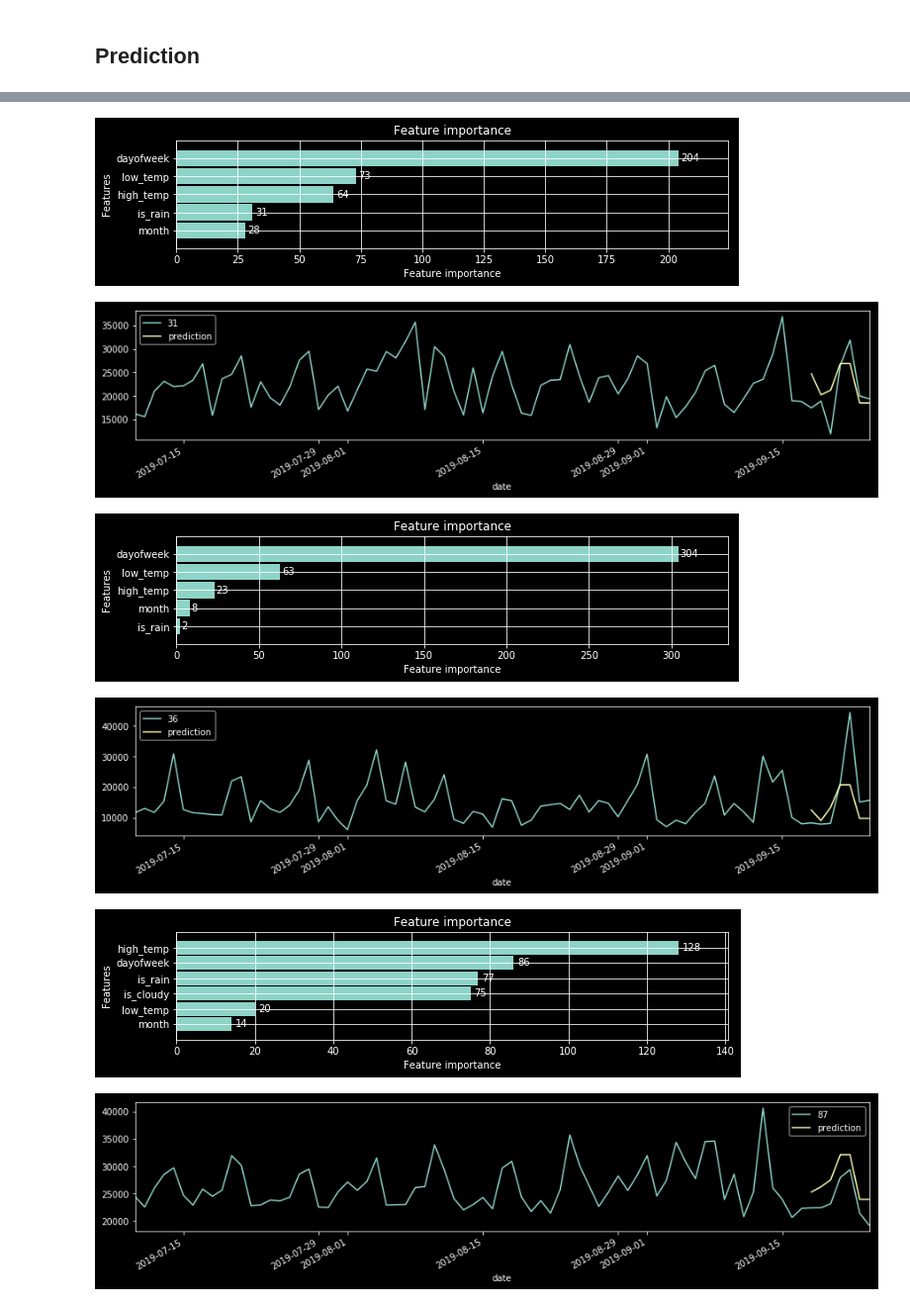
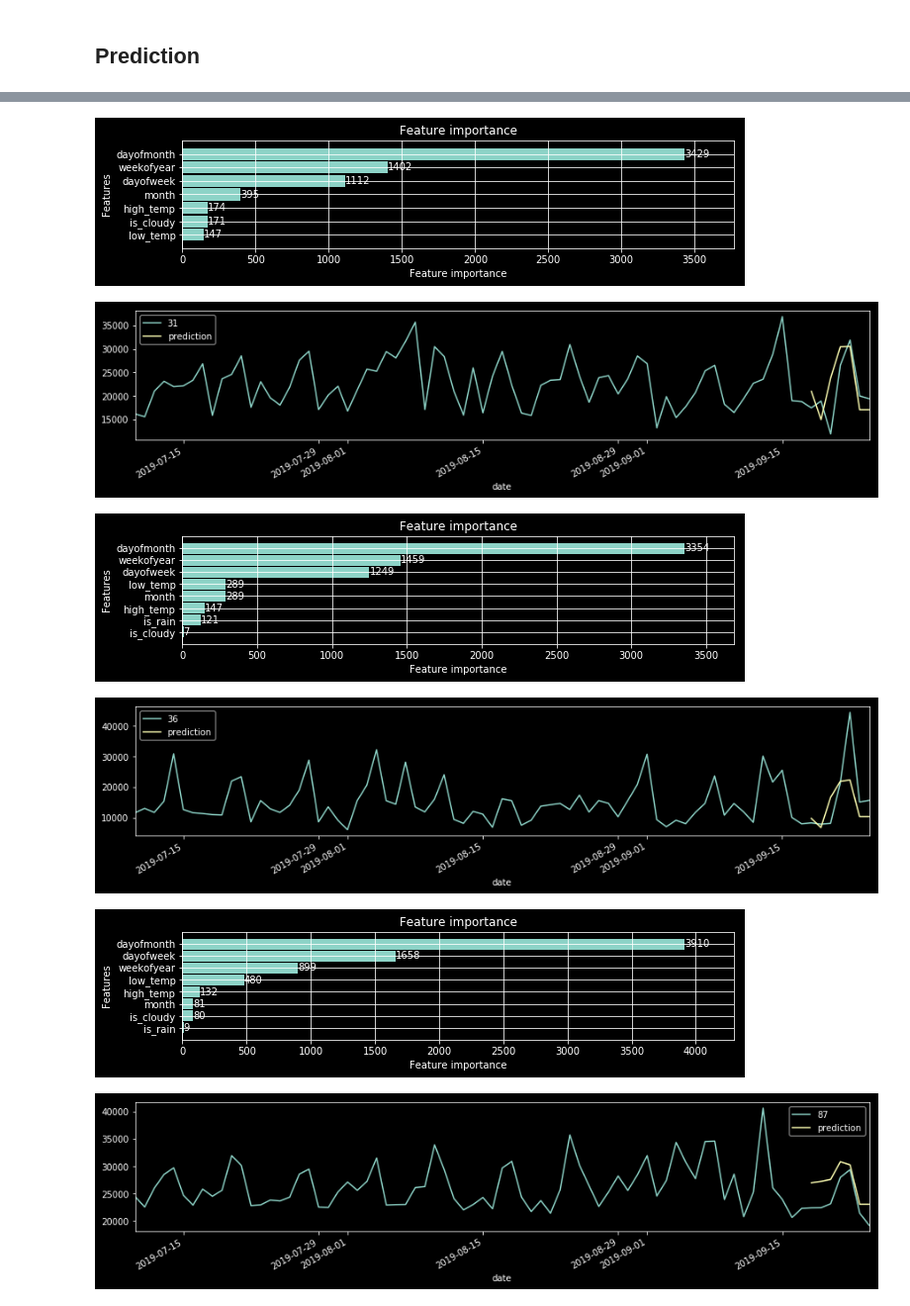
Before and after one commit to snowolf/lab_ts_forecast, a Jupyter notebook: lightgbm.ipynb, the cells around one changed output, grey strips where cells are left out. Shown at 99% size. Cells and saved outputs as stored; diff of their text form; code cells hidden in the pictures.

```diff
--- a/lightgbm.ipynb
+++ b/lightgbm.ipynb
@@ -270,13 +317,13 @@ params = {
 # %%
 ### Fit Model
 
-evals_result = {}  # to record eval results for plotting
-gbm = lgb.train(params,
-                lgb_train,
+evals_result1 = {}  # to record eval results for plotting
+gbm1 = lgb.train(params,
+                lgb_train1,
                 num_boost_round=400,
-                valid_sets=[lgb_train, lgb_test],
+                valid_sets=[lgb_train1, lgb_test1],
                 #feature_name=['f' + str(i + 1) for i in range(X_train.shape[-1])],
                 #categorical_feature=["dayofweek"],
-                evals_result=evals_result,
+                evals_result=evals_result1,
                 verbose_eval=10)
 # %% [output]
@@ -305,7 +387,7 @@ _ = plot_importance(gbm, height=0.9)
 # %% [markdown]
 ## Prediction
 # %%
-df_test['prediction'] = gbm.predict(X_test)
+df_test['prediction'] = gbm1.predict(X_test1)
 df_all = pd.concat([df_test, df_train], sort=False)
 _ = df_all[[site,'prediction']].plot(figsize=(15, 3))
 # %% [output]
@@ -314,0 +395,4 @@ _ = df_all[[site,'prediction']].plot(figsize=(15, 3))
+# %%
+df_test['prediction'] = gbm2.predict(X_test2)
+df_all = pd.concat([df_test, df_train], sort=False)
+_ = df_all[[site,'prediction']].plot(figsize=(15, 3))
@@ -314,0 +405,23 @@ _ = df_all[[site,'prediction']].plot(figsize=(15, 3))
+# %%
+for i, site in enumerate(sample_sites):
+    X_train, y_train = create_features1(df_train, label=site)
+    X_test, y_test = create_features1(df_test, label=site)
+
+    lgb_train = lgb.Dataset(X_train, y_train)
+    lgb_test = lgb.Dataset(X_test, y_test, reference=lgb_train)
+
+    evals_result = {}  # to record eval results for plotting
+    gbm = lgb.train(params,
+                    lgb_train,
+                    num_boost_round=4000,
+                    valid_sets=[lgb_train, lgb_test],
+                    #feature_name=['f' + str(i + 1) for i in range(X_train.shape[-1])],
+                    #categorical_feature=["dayofweek"],
+                    evals_result=evals_result,
+                    verbose_eval=10)
+
+    _ = plot_importance(gbm, height=0.9, figsize=(10, 2))
+
+    df_test['prediction'] = gbm.predict(X_test)
+    df_all = pd.concat([df_test, df_train], sort=False)
+    _ = df_all[[site,'prediction']].plot(figsize=(15, 3))
@@ -315,7 +454,7 @@ _ = df_all[[site,'prediction']].plot(figsize=(15, 3))
 # %%
 for i, site in enumerate(sample_sites):
-    X_train, y_train = create_features(df_train, df_weather, label=site)
-    X_test, y_test = create_features(df_test, df_weather, label=site)
+    X_train, y_train = create_features2(df_train, df_weather, label=site)
+    X_test, y_test = create_features2(df_test, df_weather, label=site)
 
     lgb_train = lgb.Dataset(X_train, y_train)
     lgb_test = lgb.Dataset(X_test, y_test, reference=lgb_train)
@@ -323,7 +462,7 @@ for i, site in enumerate(sample_sites):
     evals_result = {}  # to record eval results for plotting
     gbm = lgb.train(params,
                     lgb_train,
-                    num_boost_round=200,
+                    num_boost_round=4000,
                     valid_sets=[lgb_train, lgb_test],
                     #feature_name=['f' + str(i + 1) for i in range(X_train.shape[-1])],
                     #categorical_feature=["dayofweek"],
@@ -358,6 +497,6 @@ for i, site in enumerate(sample_sites):
-[figure, old version]
+[figure, new version]
-[figure, old version]
+[figure, new version]
-[figure, old version]
+[figure, new version]
 [figure]
-[figure, old version]
+[figure, new version]
-[figure, old version]
+[figure, new version]
```
Also changed, not shown: parts of 32 cells of this notebook, 1 other file.
